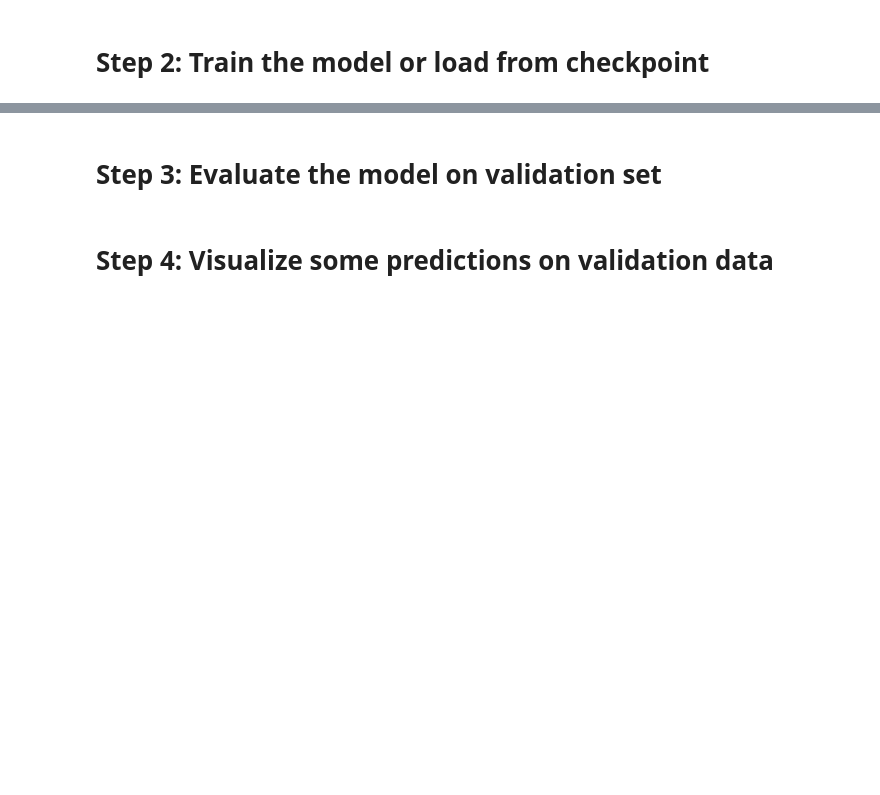
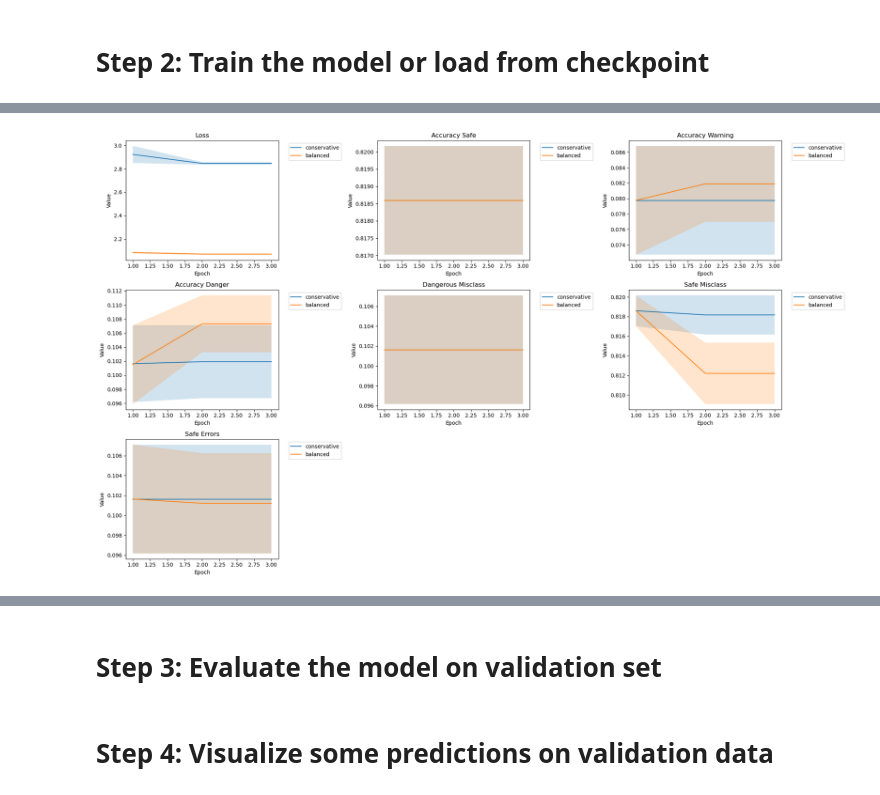
Before and after one commit to TheOrange-cmd/LearningToFly, a Jupyter notebook: SmallConvNetwork/notebook.ipynb, the cells around one changed output, grey strips where cells are left out. Drawn from its saved outputs; the diff is of its cells as text; code cells hidden in the pictures; blank space fills up the shorter version.

Commit message:
Cross validation in progress

```diff
--- a/SmallConvNetwork/notebook.ipynb
+++ b/SmallConvNetwork/notebook.ipynb
@@ -137,0 +523,9 @@ else:
+# %%
+print(type(all_results))
+
+# Save to file
+
+import json
+
+with open("cross_validation_results.json", "w") as f:
+    json.dump(all_results, f)
@@ -137,0 +534,11 @@ else:
+# %%
+# open all files from results and append to a single dictionary
+import pickle
+import os
+
+all_results = {}
+for file in os.listdir("results"):
+    if file.endswith(".pkl"):
+        with open(f"results/{file}", 'rb') as f:
+            result = pickle.load(f)
+            all_results[file.replace("_result.pkl", "")] = result
@@ -137,0 +553,74 @@ else:
+# %%
+def plot_training_histories(all_results):
+    metrics_to_plot = [
+        'val_loss',
+        'val_accuracy_safe',
+        'val_accuracy_warning',
+        'val_accuracy_danger',
+        'val_dangerous_misclass',
+        'val_safe_misclass',
+        'val_safe_errors'
+    ]
+
+    plt.figure(figsize=(20, 12))
+    for i, metric in enumerate(metrics_to_plot, 1):
+        plt.subplot(3, 3, i)
+        for config, results in all_results.items():
+            histories = results['training_histories']
+            if not all(metric in h for h in histories):
+                continue
+
+            mean_history = np.mean([h[metric] for h in histories], axis=0)
+            std_history = np.std([h[metric] for h in histories], axis=0)
+            epochs = range(1, len(mean_history) + 1)
+
+            plt.plot(epochs, mean_history, label=config)
+            plt.fill_between(epochs,
+                           mean_history - std_history,
+                           mean_history + std_history,
+                           alpha=0.2)
+
+        plt.title(metric.replace('val_', '').replace('_', ' ').title())
+        plt.xlabel('Epoch')
+        plt.ylabel('Value')
+        plt.legend(bbox_to_anchor=(1.05, 1), loc='upper left')
+
+    plt.tight_layout()
+    plt.show()
+
+def print_summary_statistics(all_results):
+    metric_order = [
+        'val_loss',
+        'val_accuracy_safe',
+        'val_accuracy_warning',
+        'val_accuracy_danger',
+        'val_dangerous_misclass',
+        'val_safe_misclass',
+        'val_safe_errors'
+    ]
+
+    print("\nSummary Statistics:")
+    print("-" * 80)
+    print(f"{'Configuration':<15} {'Metric':<25} {'Mean ± Std':<20}")
+    print("-" * 80)
+
+    for config, results in all_results.items():
+        metrics = defaultdict(list)
+
+        for fold_result in results['fold_results']:
+            for metric, value in fold_result.items():
+                metrics[metric].append(value)
+
+        for metric in metric_order:
+            if metric in metrics:
+                values = metrics[metric]
+                mean = np.mean(values)
+                std = np.std(values)
+                metric_name = metric.replace('val_', '').replace('_', ' ').title()
+                print(f"{config:<15} {metric_name:<25} {mean:>8.4f} ± {std:<8.4f}")
+        print("-" * 80)
+plot_training_histories(all_results)
+
+print_summary_statistics(all_results)
+# %% [output]
+[figure, added]
```
Also changed, not shown: parts of 21 cells of this notebook, 14 other files.
